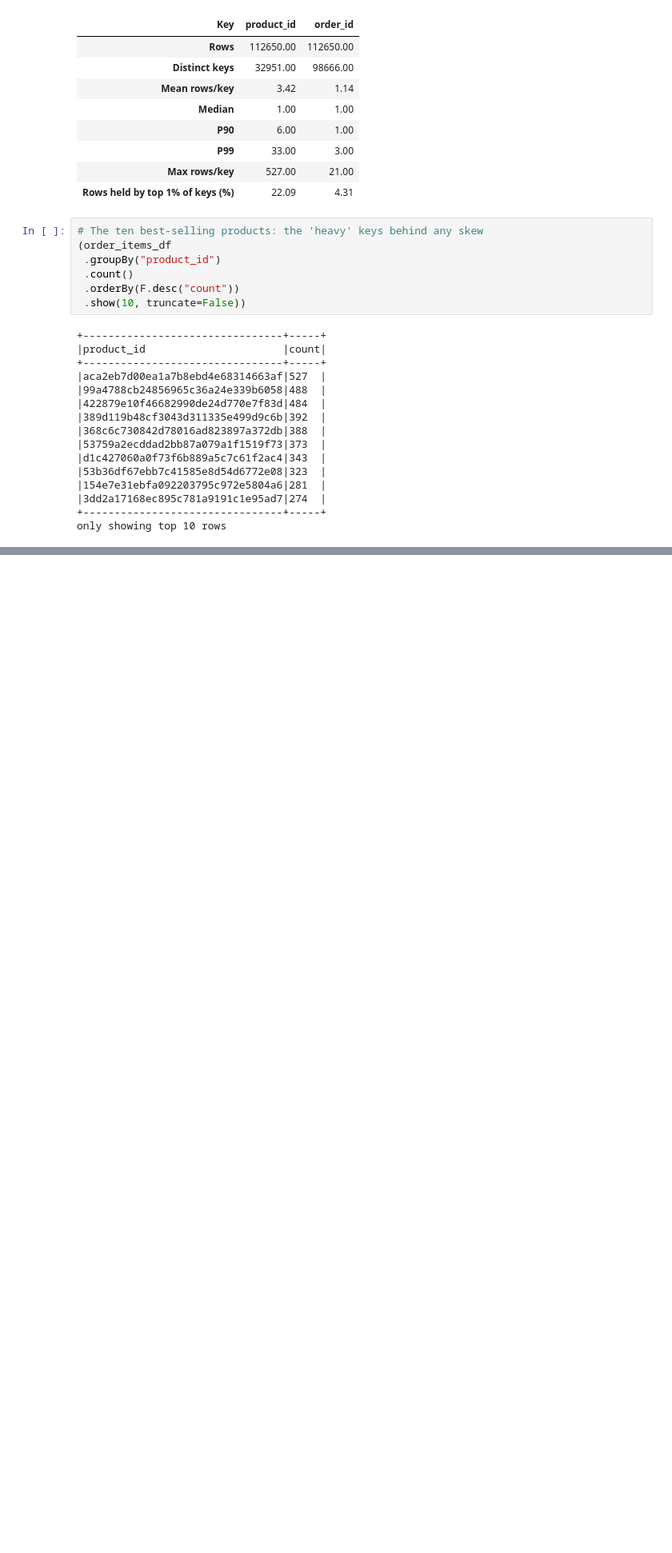
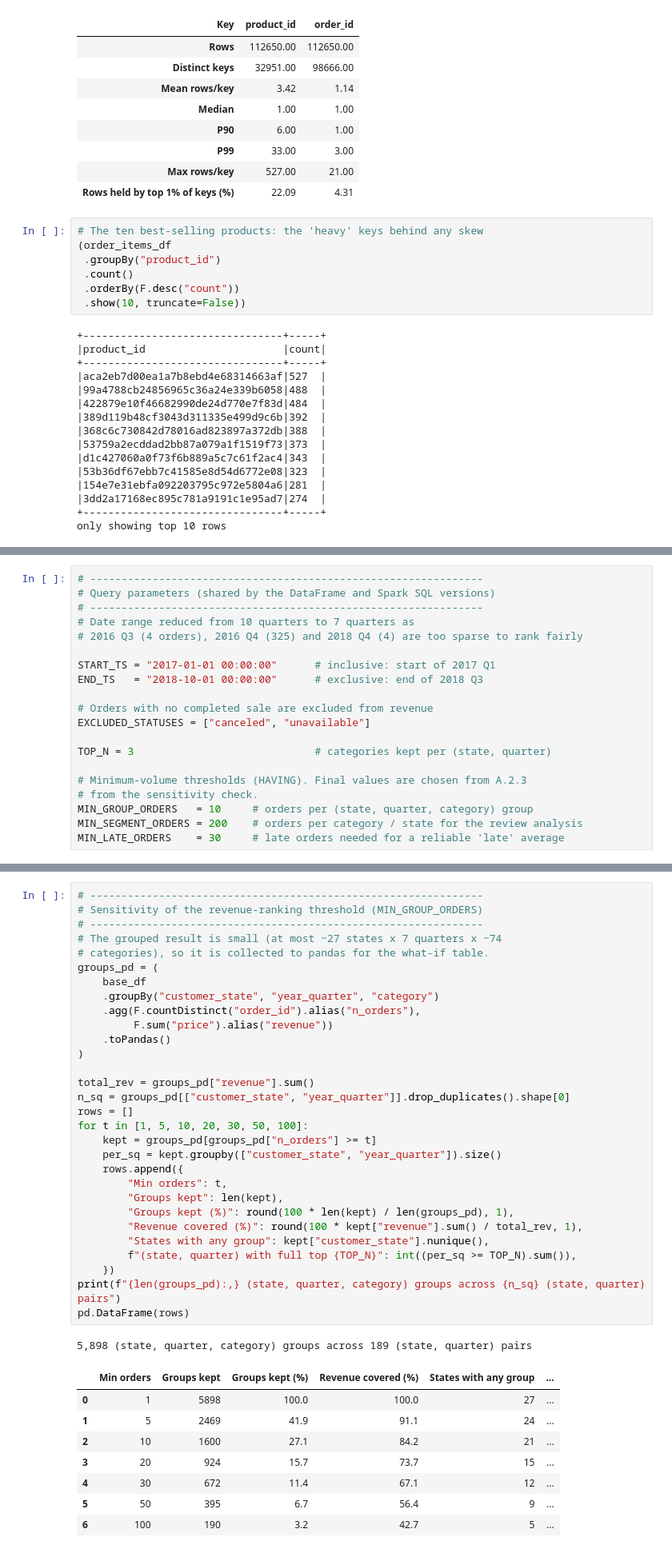
Before and after one commit to ndec0001-max/ITO5202, a Jupyter notebook: assessment1.ipynb, the cells around one changed output, grey strips where cells are left out. Shown at 80% size. Saved outputs shown, nothing was run; the diff lists cells and outputs as text; blank space fills up the shorter version.

```diff
--- a/assessment1.ipynb
+++ b/assessment1.ipynb
@@ -578,0 +622,20 @@ only showing top 10 rows
+# %%
+# ---------------------------------------------------------------
+# Query parameters (shared by the DataFrame and Spark SQL versions)
+# ---------------------------------------------------------------
+# Date range reduced from 10 quarters to 7 quarters as
+# 2016 Q3 (4 orders), 2016 Q4 (325) and 2018 Q4 (4) are too sparse to rank fairly
+
+START_TS = "2017-01-01 00:00:00"      # inclusive: start of 2017 Q1
+END_TS   = "2018-10-01 00:00:00"      # exclusive: end of 2018 Q3
+
+# Orders with no completed sale are excluded from revenue
+EXCLUDED_STATUSES = ["canceled", "unavailable"]
+
+TOP_N = 3                             # categories kept per (state, quarter)
+
+# Minimum-volume thresholds (HAVING). Final values are chosen from A.2.3
+# from the sensitivity check.
+MIN_GROUP_ORDERS   = 10     # orders per (state, quarter, category) group
+MIN_SEGMENT_ORDERS = 200    # orders per category / state for the review analysis
+MIN_LATE_ORDERS    = 30     # late orders needed for a reliable 'late' average
@@ -578,0 +749,40 @@ only showing top 10 rows
+# %%
+# ---------------------------------------------------------------
+# Sensitivity of the revenue-ranking threshold (MIN_GROUP_ORDERS)
+# ---------------------------------------------------------------
+# The grouped result is small (at most ~27 states x 7 quarters x ~74
+# categories), so it is collected to pandas for the what-if table.
+groups_pd = (
+    base_df
+    .groupBy("customer_state", "year_quarter", "category")
+    .agg(F.countDistinct("order_id").alias("n_orders"),
+         F.sum("price").alias("revenue"))
+    .toPandas()
+)
+
+total_rev = groups_pd["revenue"].sum()
+n_sq = groups_pd[["customer_state", "year_quarter"]].drop_duplicates().shape[0]
+rows = []
+for t in [1, 5, 10, 20, 30, 50, 100]:
+    kept = groups_pd[groups_pd["n_orders"] >= t]
+    per_sq = kept.groupby(["customer_state", "year_quarter"]).size()
+    rows.append({
+        "Min orders": t,
+        "Groups kept": len(kept),
+        "Groups kept (%)": round(100 * len(kept) / len(groups_pd), 1),
+        "Revenue covered (%)": round(100 * kept["revenue"].sum() / total_rev, 1),
+        "States with any group": kept["customer_state"].nunique(),
+        f"(state, quarter) with full top {TOP_N}": int((per_sq >= TOP_N).sum()),
+    })
+print(f"{len(groups_pd):,} (state, quarter, category) groups across {n_sq} (state, quarter) pairs")
+pd.DataFrame(rows)
+# %% [output]
+5,898 (state, quarter, category) groups across 189 (state, quarter) pairs
+|  | Min orders | Groups kept | Groups kept (%) | Revenue covered (%) | States with any group | ... |
+| 0 | 1 | 5898 | 100.0 | 100.0 | 27 | ... |
+| 1 | 5 | 2469 | 41.9 | 91.1 | 24 | ... |
+| 2 | 10 | 1600 | 27.1 | 84.2 | 21 | ... |
+| 3 | 20 | 924 | 15.7 | 73.7 | 15 | ... |
+| 4 | 30 | 672 | 11.4 | 67.1 | 12 | ... |
+| 5 | 50 | 395 | 6.7 | 56.4 | 9 | ... |
+| 6 | 100 | 190 | 3.2 | 42.7 | 5 | ... |
```
Also changed, not shown: parts of 8 cells of this notebook.
